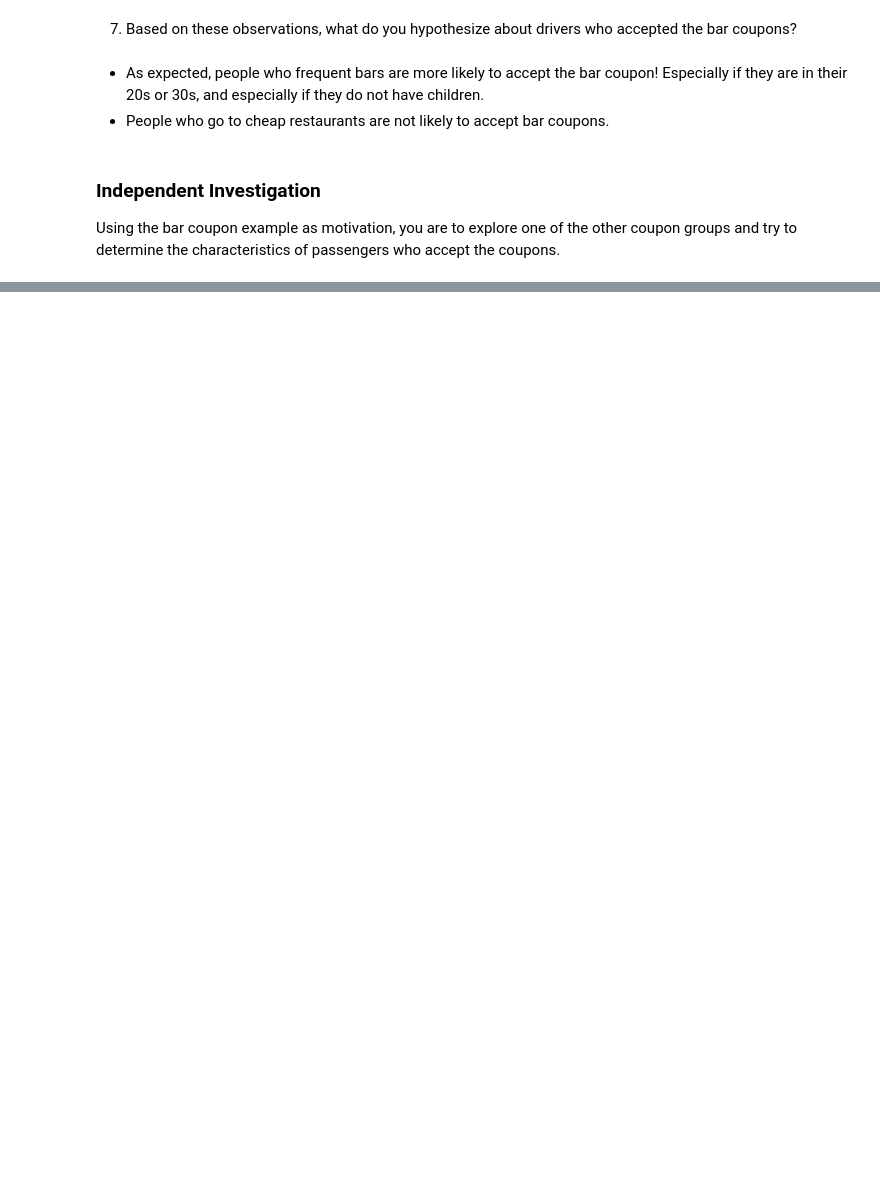
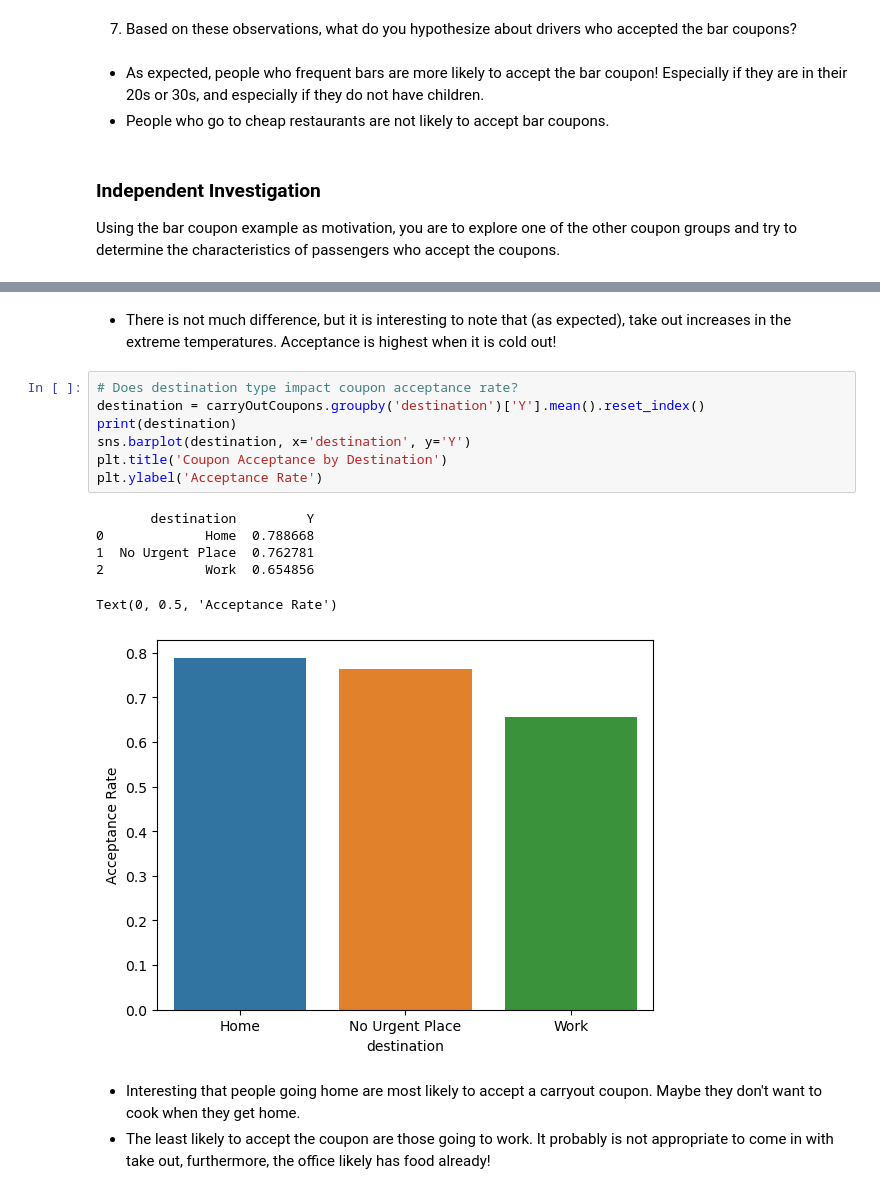
Before and after one commit to Raesu/pcmlai, a Jupyter notebook: Module 5/assignment_5_1_starter/prompt.ipynb, the cells around one changed output, grey strips where cells are left out. Saved outputs shown, nothing was run; the diff lists cells and outputs as text; blank space fills up the shorter version.

```diff
--- a/Module 5/assignment_5_1_starter/prompt.ipynb
+++ b/Module 5/assignment_5_1_starter/prompt.ipynb
@@ -451,0 +506,19 @@ Using the bar coupon example as motivation, you are to explore one of the other
+# %% [markdown]
+- There is not much difference, but it is interesting to note that (as expected), take out increases in the extreme temperatures. Acceptance is highest when it is cold out!
+# %%
+# Does destination type impact coupon acceptance rate?
+destination = carryOutCoupons.groupby('destination')['Y'].mean().reset_index()
+print(destination)
+sns.barplot(destination, x='destination', y='Y')
+plt.title('Coupon Acceptance by Destination')
+plt.ylabel('Acceptance Rate')
+# %% [output]
+       destination         Y
+0             Home  0.788668
+1  No Urgent Place  0.762781
+2             Work  0.654856
+Text(0, 0.5, 'Acceptance Rate')
+[figure, added]
+# %% [markdown]
+- Interesting that people going home are most likely to accept a carryout coupon. Maybe they don't want to cook when they get home.
+- The least likely to accept the coupon are those going to work. It probably is not appropriate to come in with take out, furthermore, the office likely has food already!
```
Also changed, not shown: parts of 12 cells of this notebook, 1 other file.
